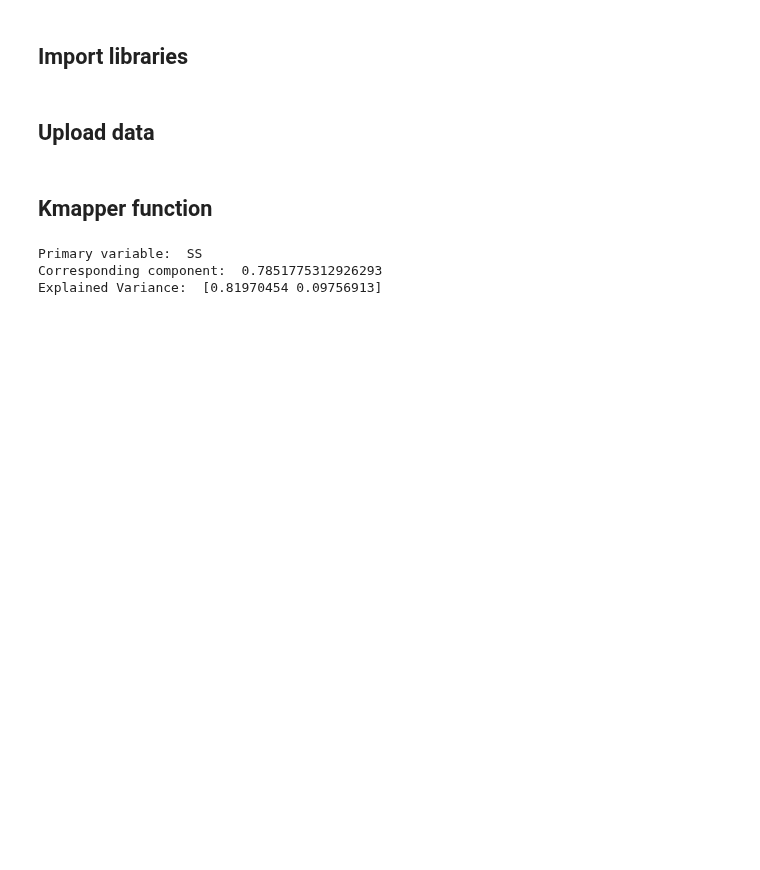
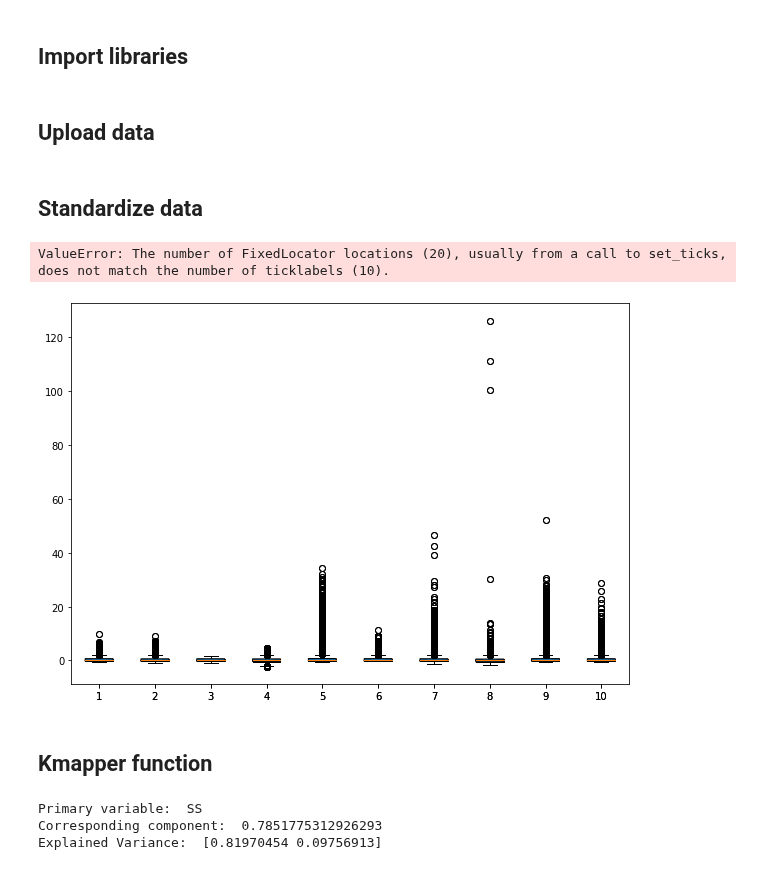
Before and after one commit to amberlee0516/UMR-TDA-2021, a Jupyter notebook: pools_specific_EDA/Upper Pool 4/alaina_kmapper.ipynb, the cells around one changed output. Saved outputs shown, nothing was run; the diff lists cells and outputs as text; code cells hidden in the pictures; blank space fills up the shorter version.

Commit message:
added standardization

```diff
--- a/pools_specific_EDA/Upper Pool 4/alaina_kmapper.ipynb
+++ b/pools_specific_EDA/Upper Pool 4/alaina_kmapper.ipynb
@@ -33,7 +39,50 @@ warnings.filterwarnings("ignore")
 ## Upload data
 # %%
 import pandas as pd
-predicted_df = pd.read_csv("../../LTRM data/RF interpolation/water_full.csv")
+water20 = pd.read_csv("../../LTRM data/RF interpolation/water_full.csv")
+# %% [markdown]
+## Standardize data
+# %%
+X = water20[["WDP", "SECCHI", "TEMP", "DO", "TURB",
+             "VEL", "TP", "TN", "SS", "CHLcal"]]
+
+X_stan = StandardScaler().fit_transform(X)
+X_rob = RobustScaler().fit_transform(X)
+
+# n_data = watershort.shape[0]
+n_data = water20.shape[0]
+
+X_stan = pd.DataFrame(X_stan, columns = ["WDP", "SECCHI", "TEMP", "DO", "TURB",
+                             "VEL", "TP", "TN", "SS", "CHLcal"])
+X_rob = pd.DataFrame(X_rob, columns = ["WDP", "SECCHI", "TEMP", "DO", "TURB",
+                             "VEL", "TP", "TN", "SS", "CHLcal"])
+# %%
+fig = plt.figure(figsize =(10, 7))
+
+# Creating plot
+plt.boxplot(X_stan)
+ax = fig.add_subplot(111)
+
+bp = ax.boxplot(X_stan, patch_artist = True,
+                notch ='True', vert = 1)
+
+
+ax.set_xticklabels(["WDP", "SECCHI", "TEMP", "DO", "TURB",
+                    "VEL", "TP", "TN", "SS", "CHLcal"])
+
+ax.set_ylim(-5, 20)
+ax.get_yaxis().set_visible(False)
+
+#ax.set_yticklables([-5, 0, 5, 10, 15, 20])
+
+plt.title("Distribution of standardized variables")
+
+
+# show plot
+plt.show(bp)
+# %% [output]
+ValueError: The number of FixedLocator locations (20), usually from a call to set_ticks, does not match the number of ticklabels (10).
+[figure, added]
 # %% [markdown]
 ## Kmapper function
 # %%
```
Also changed, not shown: parts of 1 cell of this notebook.
